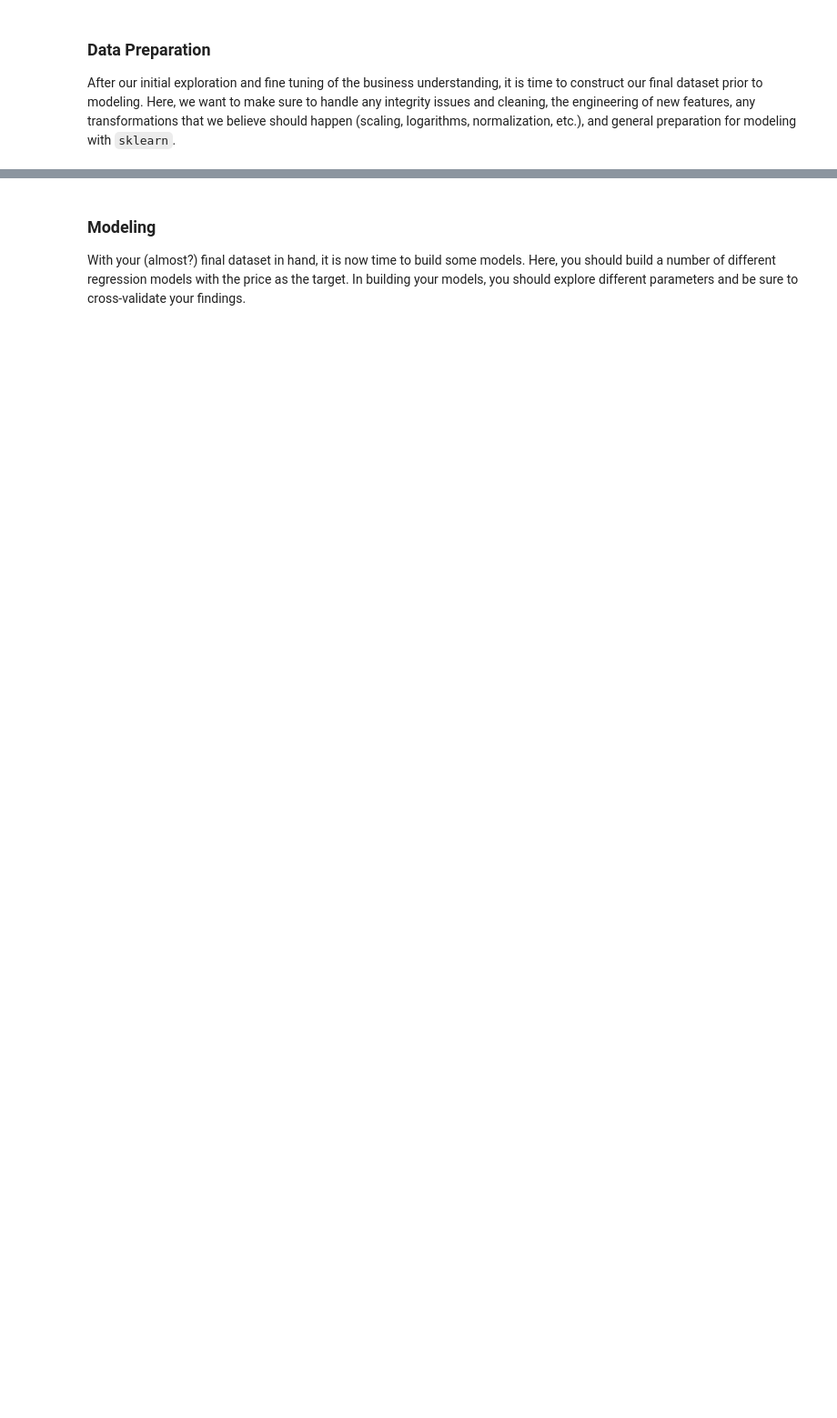
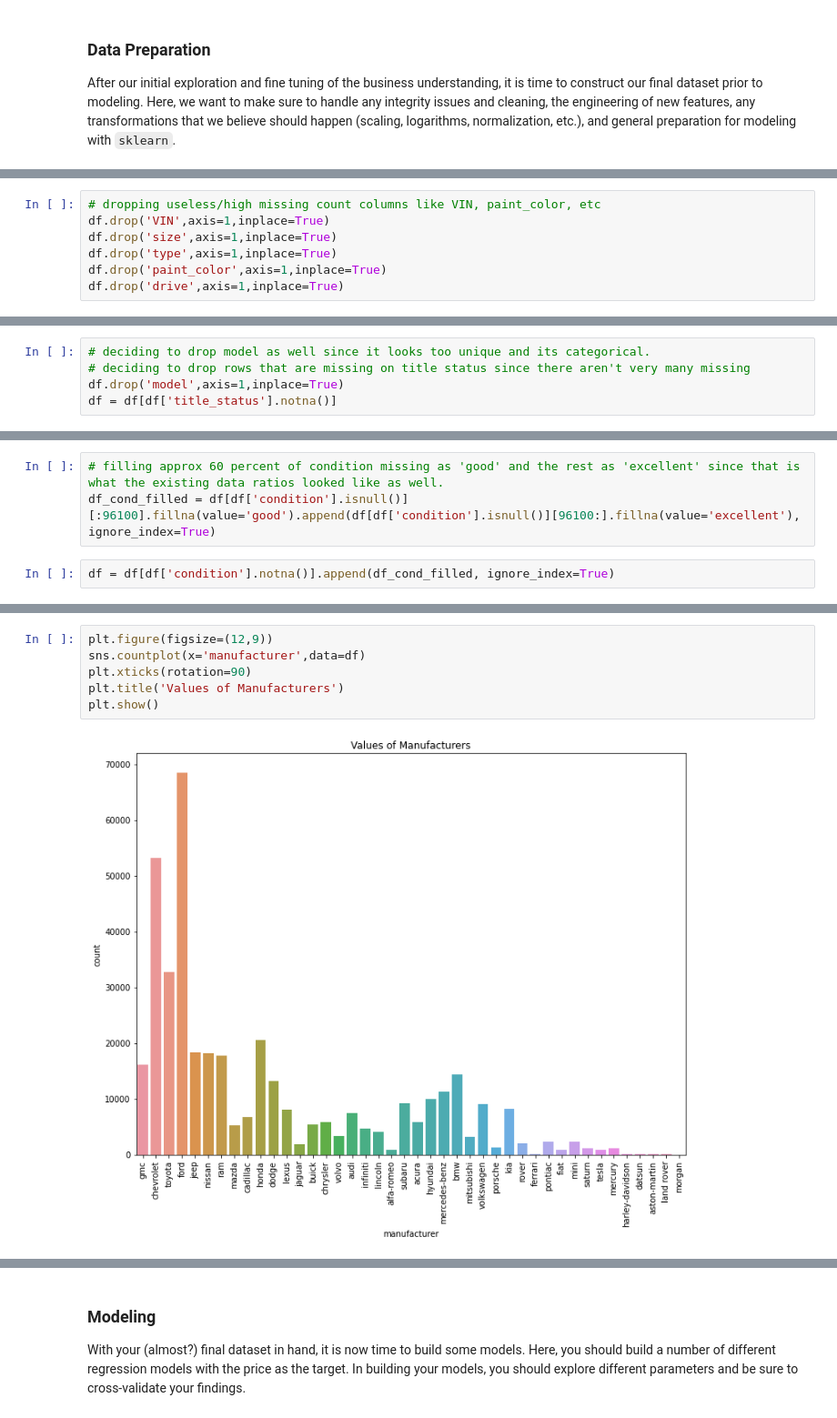
Before and after one commit to rahusinh/mod_11, a Jupyter notebook: prompt_II.ipynb, the cells around one changed output, grey strips where cells are left out. Shown at 91% size. Cells and saved outputs as stored; diff of their text form; blank space fills up the shorter version.

```diff
--- a/prompt_II.ipynb
+++ b/prompt_II.ipynb
@@ -55,0 +233,7 @@ After our initial exploration and fine tuning of the business understanding, it
+# %%
+# dropping useless/high missing count columns like VIN, paint_color, etc
+df.drop('VIN',axis=1,inplace=True)
+df.drop('size',axis=1,inplace=True)
+df.drop('type',axis=1,inplace=True)
+df.drop('paint_color',axis=1,inplace=True)
+df.drop('drive',axis=1,inplace=True)
@@ -55,0 +256,5 @@ After our initial exploration and fine tuning of the business understanding, it
+# %%
+# deciding to drop model as well since it looks too unique and its categorical.
+# deciding to drop rows that are missing on title status since there aren't very many missing
+df.drop('model',axis=1,inplace=True)
+df = df[df['title_status'].notna()]
@@ -55,0 +276,5 @@ After our initial exploration and fine tuning of the business understanding, it
+# %%
+# filling approx 60 percent of condition missing as 'good' and the rest as 'excellent' since that is what the existing data ratios looked like as well.
+df_cond_filled = df[df['condition'].isnull()][:96100].fillna(value='good').append(df[df['condition'].isnull()][96100:].fillna(value='excellent'), ignore_index=True)
+# %%
+df = df[df['condition'].notna()].append(df_cond_filled, ignore_index=True)
@@ -55,0 +309,8 @@ After our initial exploration and fine tuning of the business understanding, it
+# %%
+plt.figure(figsize=(12,9))
+sns.countplot(x='manufacturer',data=df)
+plt.xticks(rotation=90)
+plt.title('Values of Manufacturers')
+plt.show()
+# %% [output]
+[figure, added]
```
Also changed, not shown: parts of 65 cells of this notebook.
